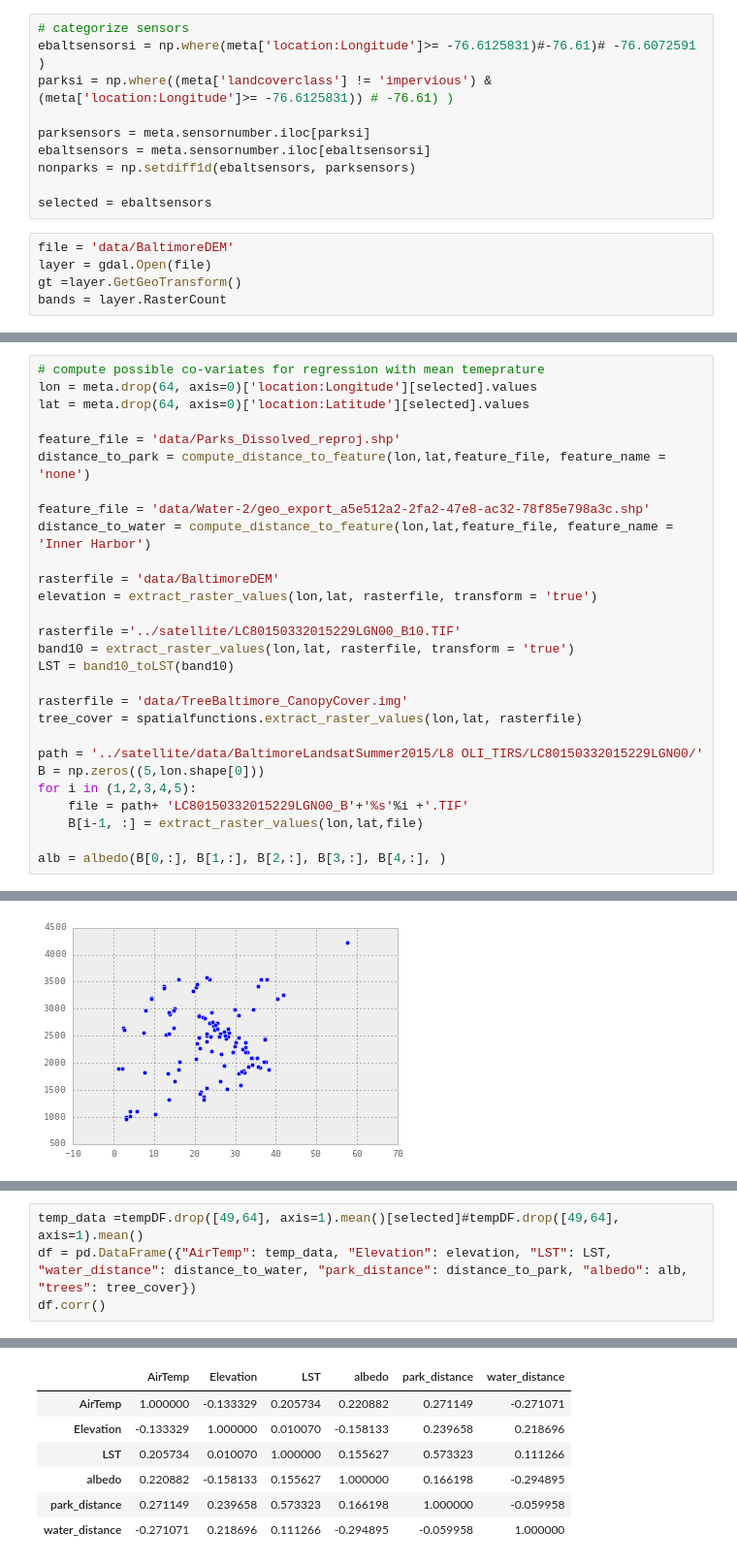
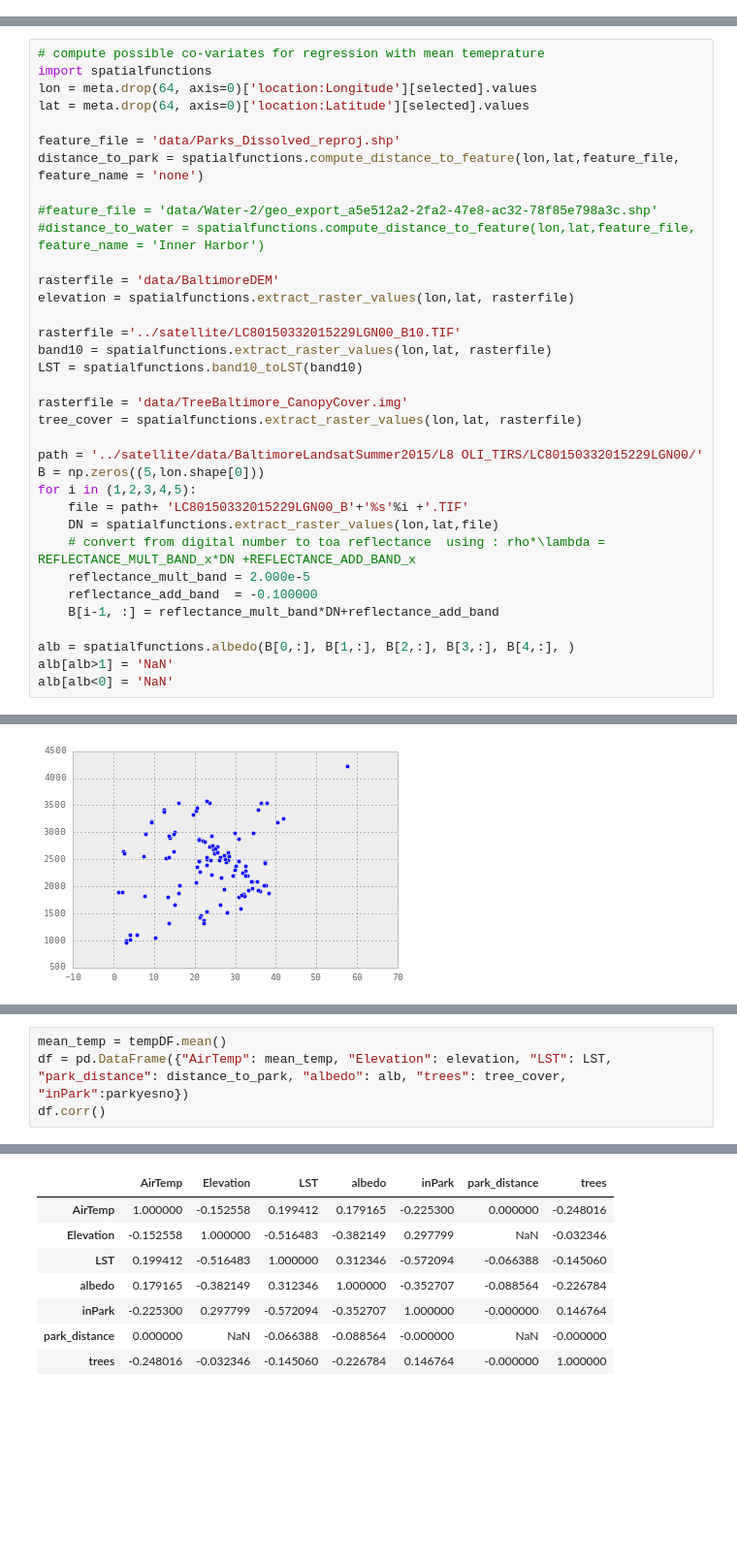
Before and after one commit to gottscott/cityheat, a Jupyter notebook: Bmore/maps.ipynb, the cells around one changed output, grey strips where cells are left out. Shown at 97% size. Drawn from its saved outputs; the diff is of its cells as text; blank space fills up the shorter version.

```diff
--- a/Bmore/maps.ipynb
+++ b/Bmore/maps.ipynb
@@ -159,18 +63,3 @@ mapmean(tempDF.resample('D', how = 'min')[selected],
 # %% [output]
 [figure]
 [figure]
-# %%
-# categorize sensors
-ebaltsensorsi = np.where(meta['location:Longitude']>= -76.6125831)#-76.61)# -76.6072591 )
-parksi = np.where((meta['landcoverclass'] != 'impervious') & (meta['location:Longitude']>= -76.6125831)) # -76.61) )
-
-parksensors = meta.sensornumber.iloc[parksi]
-ebaltsensors = meta.sensornumber.iloc[ebaltsensorsi]
-nonparks = np.setdiff1d(ebaltsensors, parksensors)
-
-selected = ebaltsensors
-# %%
-file = 'data/BaltimoreDEM'
-layer = gdal.Open(file)
-gt =layer.GetGeoTransform()
-bands = layer.RasterCount
@@ -339,20 +66,21 @@ not equal
 # %%
 # compute possible co-variates for regression with mean temeprature
+import spatialfunctions
 lon = meta.drop(64, axis=0)['location:Longitude'][selected].values
 lat = meta.drop(64, axis=0)['location:Latitude'][selected].values
 
 feature_file = 'data/Parks_Dissolved_reproj.shp'
-distance_to_park = compute_distance_to_feature(lon,lat,feature_file, feature_name = 'none')
+distance_to_park = spatialfunctions.compute_distance_to_feature(lon,lat,feature_file, feature_name = 'none')
 
-feature_file = 'data/Water-2/geo_export_a5e512a2-2fa2-47e8-ac32-78f85e798a3c.shp'
-distance_to_water = compute_distance_to_feature(lon,lat,feature_file, feature_name = 'Inner Harbor')
+#feature_file = 'data/Water-2/geo_export_a5e512a2-2fa2-47e8-ac32-78f85e798a3c.shp'
+#distance_to_water = spatialfunctions.compute_distance_to_feature(lon,lat,feature_file, feature_name = 'Inner Harbor')
 
 rasterfile = 'data/BaltimoreDEM'
-elevation = extract_raster_values(lon,lat, rasterfile, transform = 'true')
+elevation = spatialfunctions.extract_raster_values(lon,lat, rasterfile)
 
 rasterfile ='../satellite/LC80150332015229LGN00_B10.TIF'
-band10 = extract_raster_values(lon,lat, rasterfile, transform = 'true')
-LST = band10_toLST(band10)
+band10 = spatialfunctions.extract_raster_values(lon,lat, rasterfile)
+LST = spatialfunctions.band10_toLST(band10)
 
 rasterfile = 'data/TreeBaltimore_CanopyCover.img'
 tree_cover = spatialfunctions.extract_raster_values(lon,lat, rasterfile)
@@ -361,6 +89,12 @@ path = '../satellite/data/BaltimoreLandsatSummer2015/L8 OLI_TIRS/LC8015033201522
 B = np.zeros((5,lon.shape[0]))
 for i in (1,2,3,4,5):
     file = path+ 'LC80150332015229LGN00_B'+'%s'%i +'.TIF'
-    B[i-1, :] = extract_raster_values(lon,lat,file)
+    DN = spatialfunctions.extract_raster_values(lon,lat,file)
+    # convert from digital number to toa reflectance  using : rho*\lambda = REFLECTANCE_MULT_BAND_x*DN +REFLECTANCE_ADD_BAND_x
+    reflectance_mult_band = 2.000e-5
+    reflectance_add_band  = -0.100000
+    B[i-1, :] = reflectance_mult_band*DN+reflectance_add_band
 
-alb = albedo(B[0,:], B[1,:], B[2,:], B[3,:], B[4,:], )
+alb = spatialfunctions.albedo(B[0,:], B[1,:], B[2,:], B[3,:], B[4,:], )
+alb[alb>1] = 'NaN'
+alb[alb<0] = 'NaN'
@@ -439,5 +162,5 @@ where as.factor(park) describes park as a categorical variable
 # %%
-temp_data =tempDF.drop([49,64], axis=1).mean()[selected]#tempDF.drop([49,64], axis=1).mean()
-df = pd.DataFrame({"AirTemp": temp_data, "Elevation": elevation, "LST": LST, "water_distance": distance_to_water, "park_distance": distance_to_park, "albedo": alb, "trees": tree_cover})
+mean_temp = tempDF.mean()
+df = pd.DataFrame({"AirTemp": mean_temp, "Elevation": elevation, "LST": LST, "park_distance": distance_to_park, "albedo": alb, "trees": tree_cover, "inPark":parkyesno})
 df.corr()
 # %% [output]
@@ -446,7 +167,8 @@ use .resample(...).mean() instead of .resample(...)
-|  | AirTemp | Elevation | LST | albedo | park_distance | water_distance |
-| AirTemp | 1.000000 | -0.133329 | 0.205734 | 0.220882 | 0.271149 | -0.271071 |
-| Elevation | -0.133329 | 1.000000 | 0.010070 | -0.158133 | 0.239658 | 0.218696 |
-| LST | 0.205734 | 0.010070 | 1.000000 | 0.155627 | 0.573323 | 0.111266 |
-| albedo | 0.220882 | -0.158133 | 0.155627 | 1.000000 | 0.166198 | -0.294895 |
-| park_distance | 0.271149 | 0.239658 | 0.573323 | 0.166198 | 1.000000 | -0.059958 |
-| water_distance | -0.271071 | 0.218696 | 0.111266 | -0.294895 | -0.059958 | 1.000000 |
+|  | AirTemp | Elevation | LST | albedo | inPark | park_distance | trees |
+| AirTemp | 1.000000 | -0.152558 | 0.199412 | 0.179165 | -0.225300 | 0.000000 | -0.248016 |
+| Elevation | -0.152558 | 1.000000 | -0.516483 | -0.382149 | 0.297799 | NaN | -0.032346 |
+| LST | 0.199412 | -0.516483 | 1.000000 | 0.312346 | -0.572094 | -0.066388 | -0.145060 |
+| albedo | 0.179165 | -0.382149 | 0.312346 | 1.000000 | -0.352707 | -0.088564 | -0.226784 |
+| inPark | -0.225300 | 0.297799 | -0.572094 | -0.352707 | 1.000000 | -0.000000 | 0.146764 |
+| park_distance | 0.000000 | NaN | -0.066388 | -0.088564 | -0.000000 | NaN | -0.000000 |
+| trees | -0.248016 | -0.032346 | -0.145060 | -0.226784 | 0.146764 | -0.000000 | 1.000000 |
```
Also changed, not shown: parts of 35 cells of this notebook.
